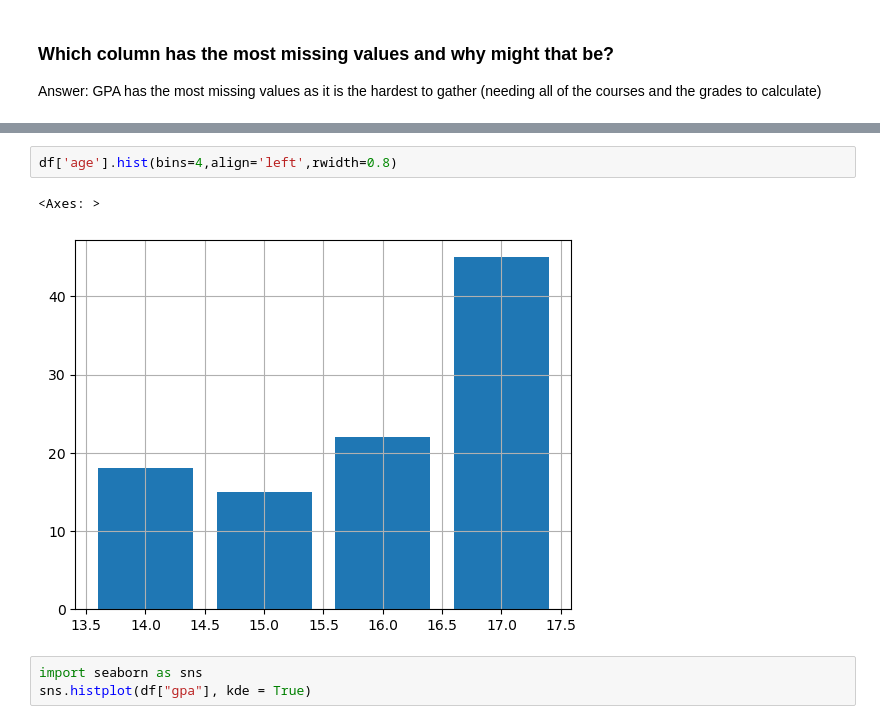
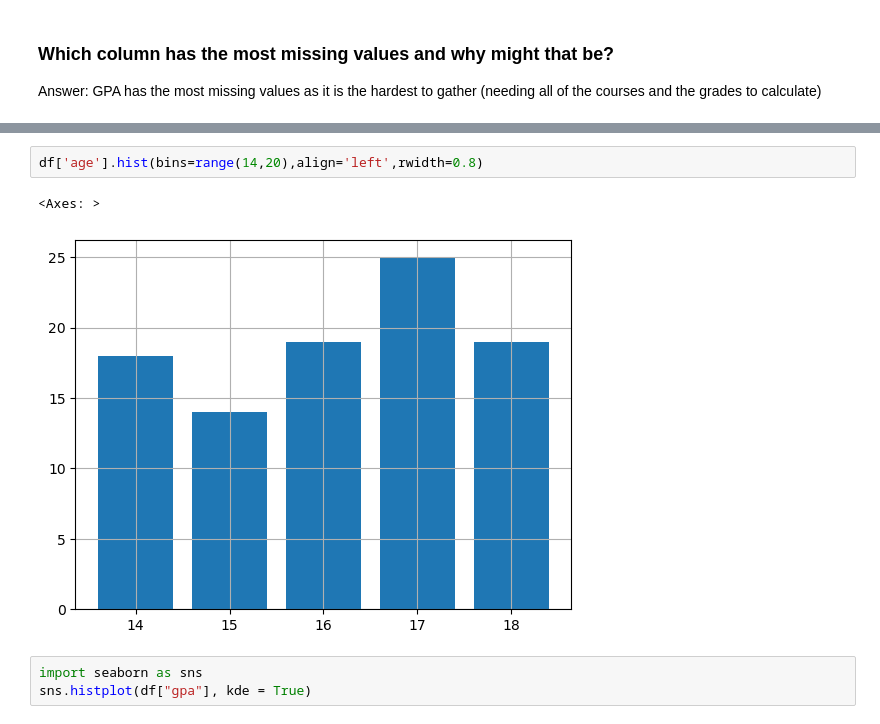
Before and after one commit to fun2play/lab-5-eda, a Jupyter notebook: notebooks/eda.ipynb, the cells around one changed output, grey strips where cells are left out. Saved outputs shown, nothing was run; the diff lists cells and outputs as text.

```diff
--- a/notebooks/eda.ipynb
+++ b/notebooks/eda.ipynb
@@ -41,8 +75,8 @@ Answer: GPA has the most missing values as it is the hardest to gather (needing
 # %%
-df['age'].hist(bins=4,align='left',rwidth=0.8)
+df['age'].hist(bins=range(14,20),align='left',rwidth=0.8)
 # %% [output]
 <Axes: >
-[figure, old version]
+[figure, new version]
 # %%
 import seaborn as sns
 sns.histplot(df["gpa"], kde = True)
```
Also changed, not shown: parts of 1 cell of this notebook.
